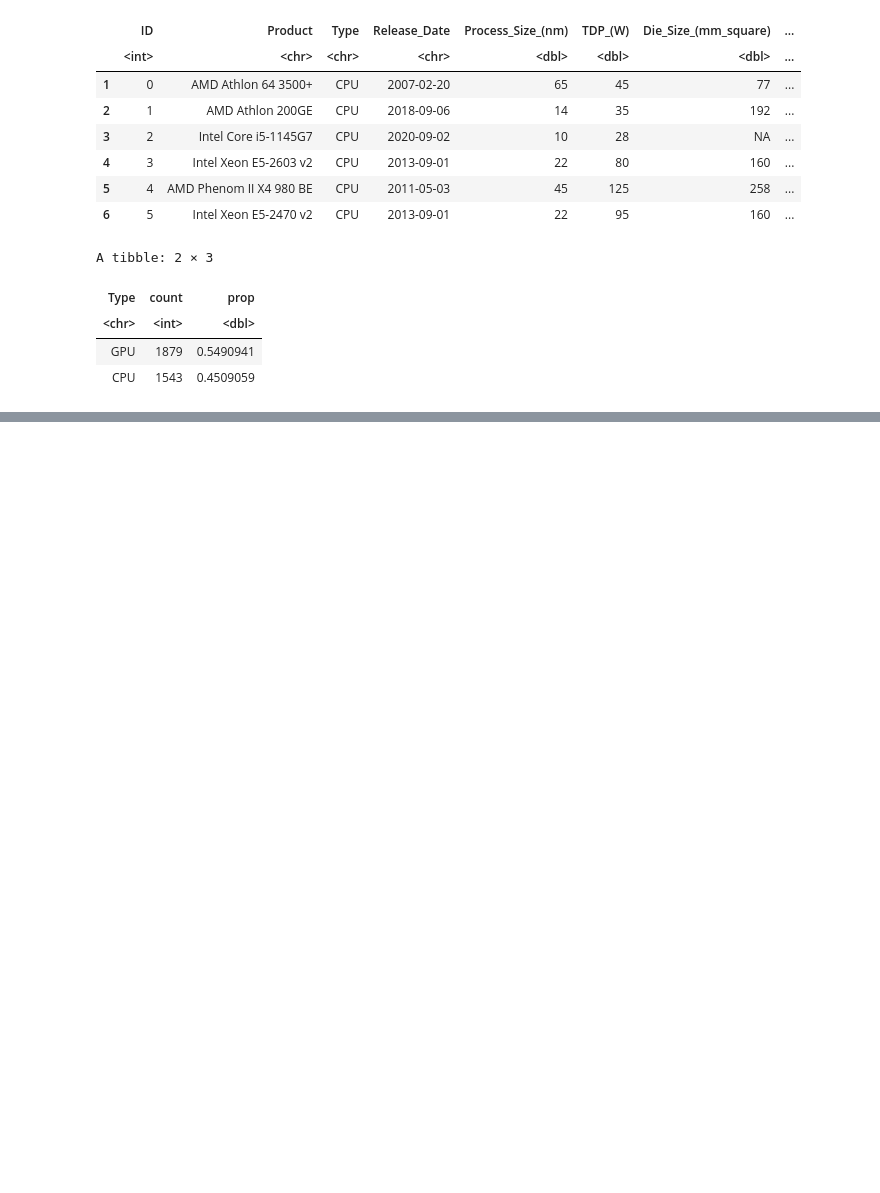
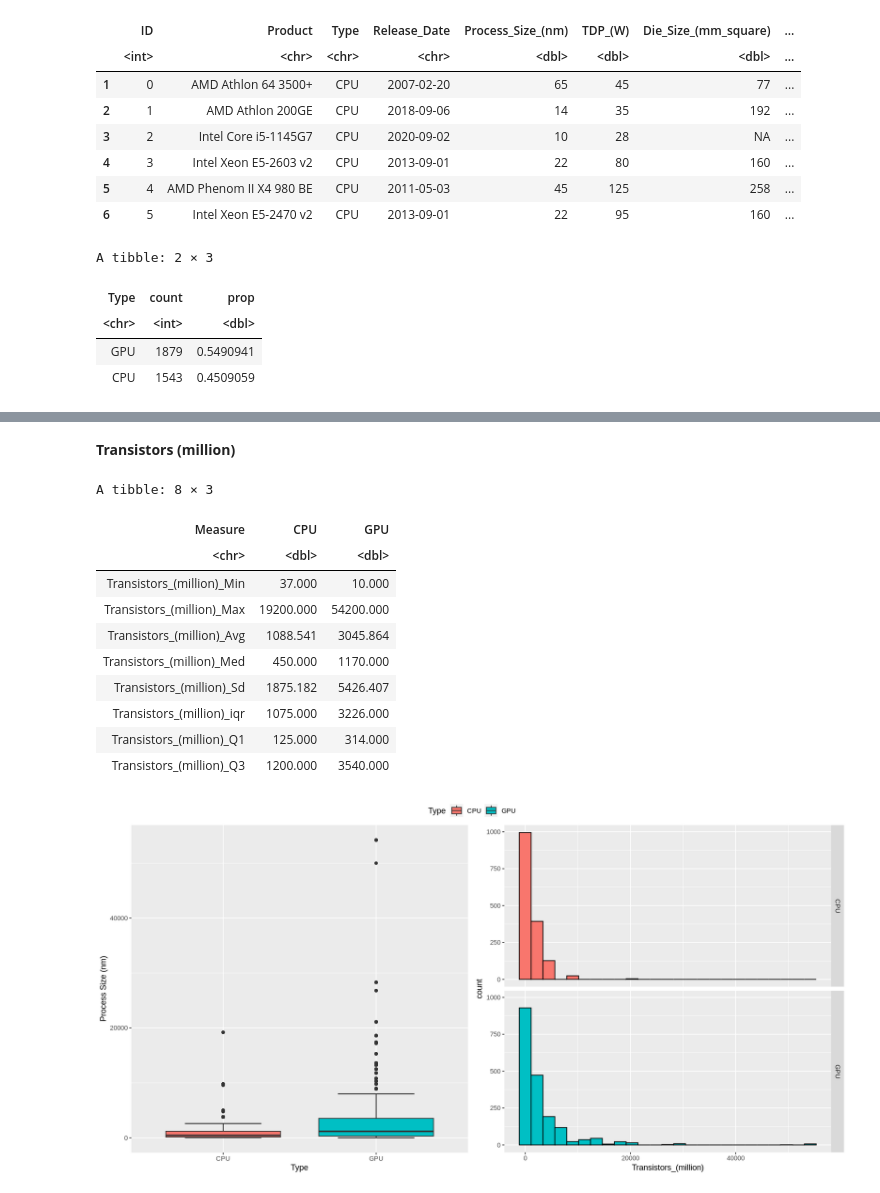
Before and after one commit to TheMathAI/MATH208_PROJECT, a Jupyter notebook: MATH_208_Project.ipynb, the cells around one changed output, grey strips where cells are left out. Saved outputs shown, nothing was run; the diff lists cells and outputs as text; code cells hidden in the pictures; blank space fills up the shorter version.

```diff
--- a/MATH_208_Project.ipynb
+++ b/MATH_208_Project.ipynb
@@ -125,0 +151,33 @@ ylab("Process Size (nm)")
+# %% [markdown]
+**Transistors (million)**
+# %%
+# Plot for Transistors_(million)
+
+# boxplot
+box1 <- ggplot(cpu_gpu_data_no_NA,aes(x=Type,y=`Transistors_(million)`,fill=Type)) +
+stat_boxplot(geom="errorbar",width=0.5) + geom_boxplot() +
+ylab("Process Size (nm)")
+# histogram
+hist1 <- ggplot(cpu_gpu_data_no_NA, aes(x=`Transistors_(million)`,group=Type,fill=Type)) +
+geom_histogram(bins=25,col="black") +
+facet_grid(rows=vars(Type))
+# changing size of figure print
+options(repr.plot.width=14, repr.plot.height=7)
+# 2 plots in same figure
+ggarrange(box1,hist1, nrow = 1, common.legend = TRUE)
+
+# printing table with numerical values
+summary_cpu_gpu_wide %>% filter(str_detect(Measure, "Transistors"))
+# %% [output]
+A tibble: 8 × 3
+| Measure | CPU | GPU |
+| <chr> | <dbl> | <dbl> |
+| Transistors_(million)_Min | 37.000 | 10.000 |
+| Transistors_(million)_Max | 19200.000 | 54200.000 |
+| Transistors_(million)_Avg | 1088.541 | 3045.864 |
+| Transistors_(million)_Med | 450.000 | 1170.000 |
+| Transistors_(million)_Sd | 1875.182 | 5426.407 |
+| Transistors_(million)_iqr | 1075.000 | 3226.000 |
+| Transistors_(million)_Q1 | 125.000 | 314.000 |
+| Transistors_(million)_Q3 | 1200.000 | 3540.000 |
+[figure, added]
```
Also changed, not shown: parts of 18 cells of this notebook.
